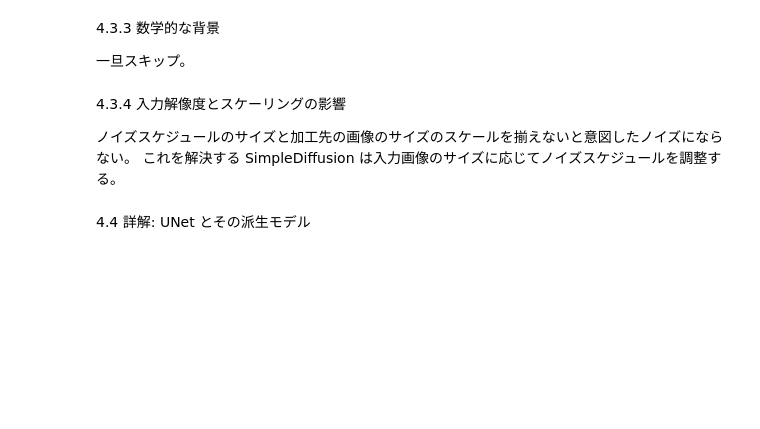
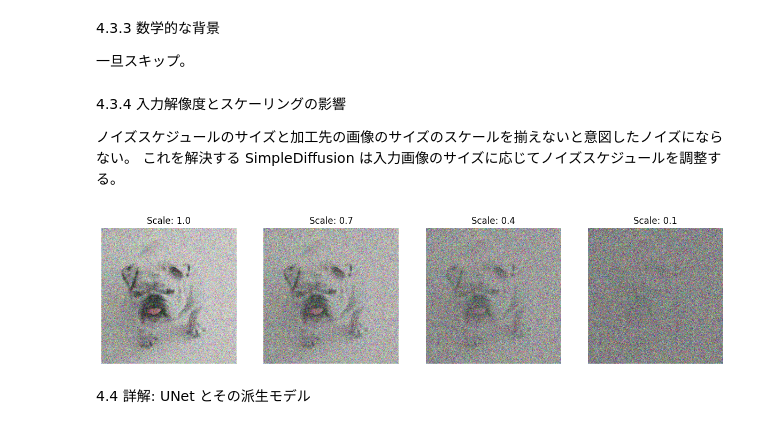
Before and after one commit to shown5/Hands-on-Generative-AI, a Jupyter notebook: chap4_diffusionModel.ipynb, the cells around one changed output. Drawn from its saved outputs; the diff is of its cells as text; code cells hidden in the pictures; blank space fills up the shorter version.

```diff
--- a/chap4_diffusionModel.ipynb
+++ b/chap4_diffusionModel.ipynb
@@ -395,31 +401,33 @@ show_images((noised_x * 0.5 + 0.5).clip(0, 1))
 # %%
 import numpy as np
 from genaibook.core import load_image, SampleURL
 
 scheduler = DDPMScheduler(beta_end=0.05, beta_schedule="scaled_linear")
 image = load_image(
     SampleURL.DogExample,
     size=((512, 512)),
     return_tensor=True
 )
 
 t = torch.tensor(300) #ノイズを加えるタイムステップ
 scales = np.linspace(0.1, 1.0, 4)
 
 images = [image]
 noise = torch.randn_like(image)
 for b in reversed(scales):
   noised = (
       scheduler.add_noise(b * (image * 2 - 1), noise, t).clip(-1, 1) * 0.5 + 0.5
   )
   images.append(noised)
 
 show_images(
-    images:[1:],
+    images[1:],
     nrows=1,
     titles=[f"Scale: {b}" for b in reversed(scales)],
     figsize=(15, 5),
 )
+# %% [output]
+[figure, added]
 # %% [markdown]
 4.4 詳解: UNet とその派生モデル
 # %% [markdown]
```
Also changed, not shown: parts of 3 cells of this notebook.
